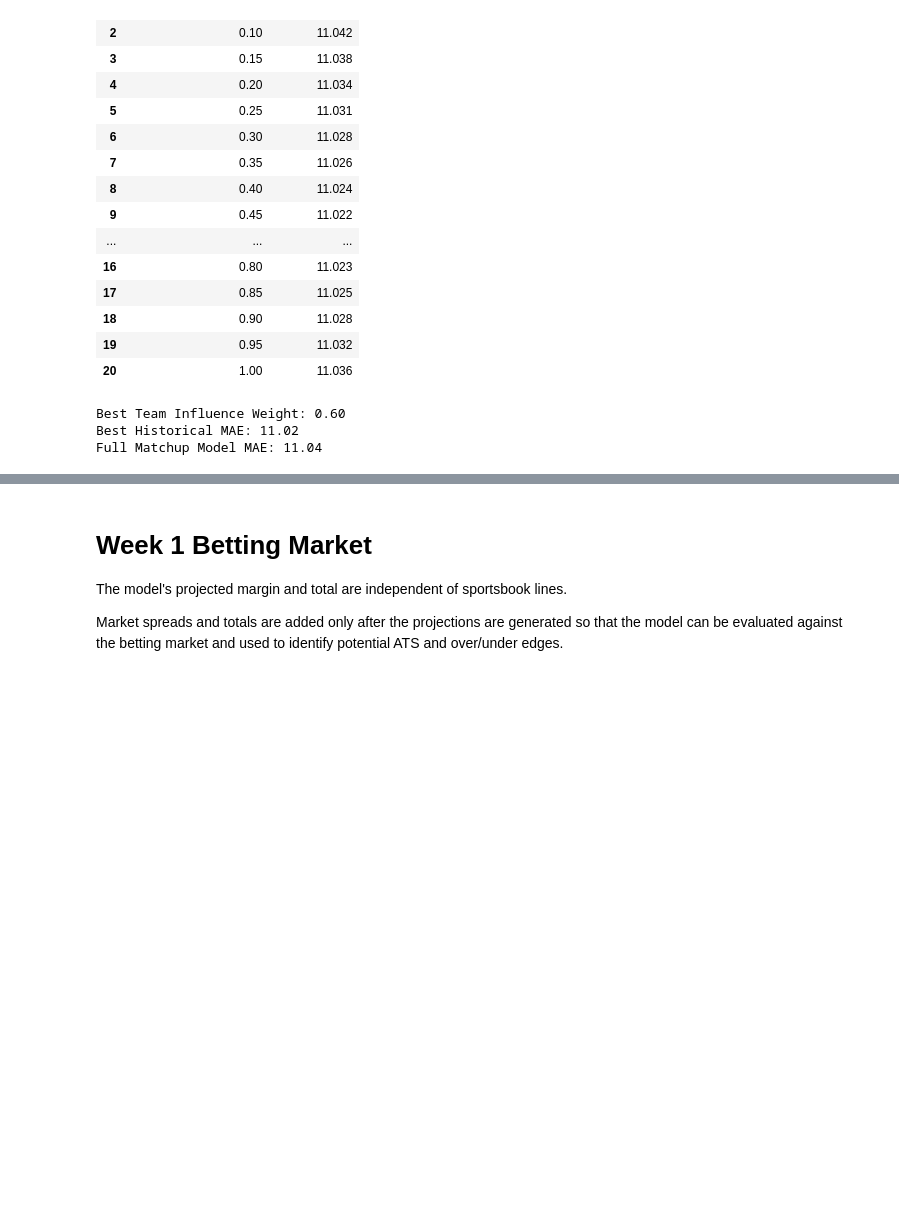
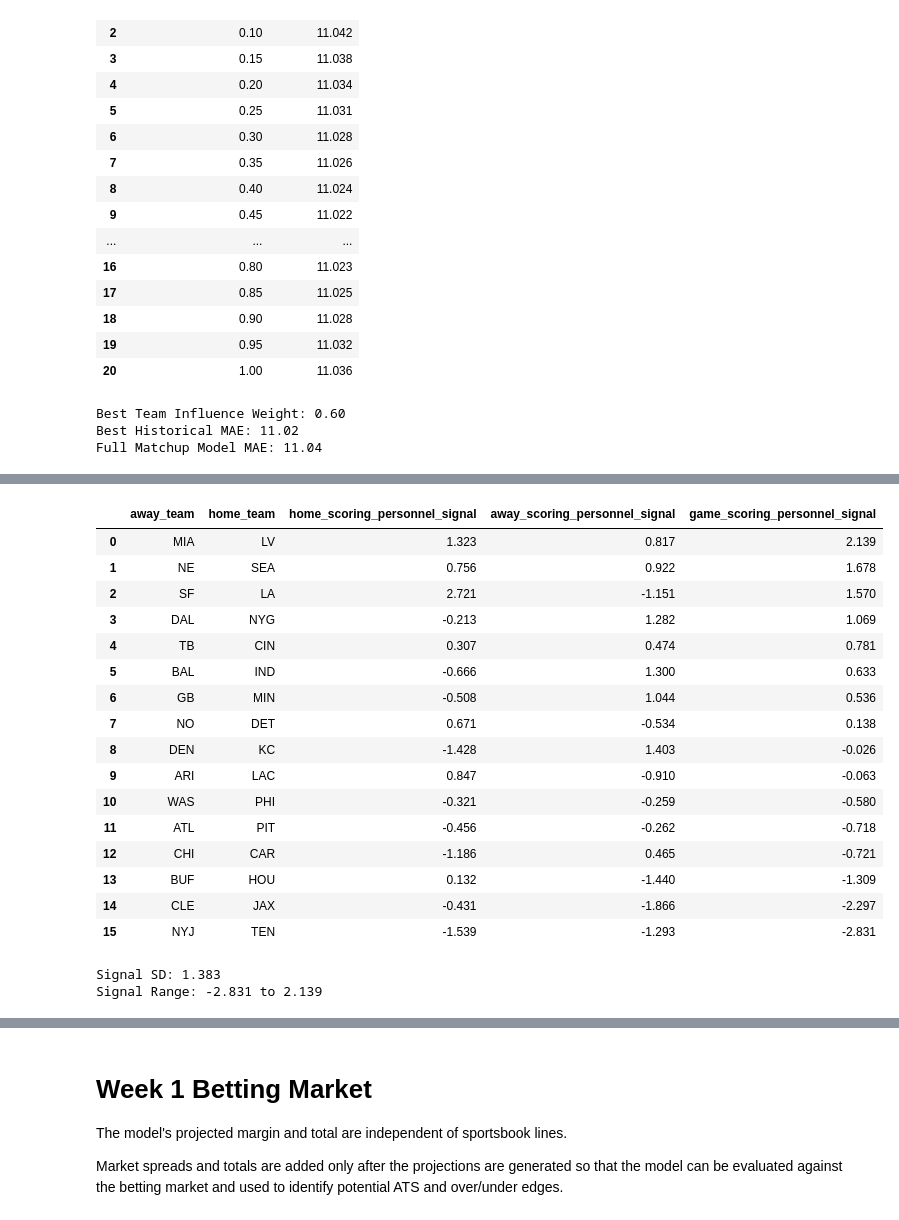
Before and after one commit to ethanfr10/NFL-Season-Projections, a Jupyter notebook: weekly_projections/notebooks/01_Week1_Projections.ipynb, the cells around one changed output, grey strips where cells are left out. Saved outputs shown, nothing was run; the diff lists cells and outputs as text; code cells hidden in the pictures; blank space fills up the shorter version.

```diff
--- a/weekly_projections/notebooks/01_Week1_Projections.ipynb
+++ b/weekly_projections/notebooks/01_Week1_Projections.ipynb
@@ -1904 +2639,78 @@ Full Matchup Model MAE: 11.04
+# %%
+week_1["home_scoring_personnel_signal"] = (
+    week_1["home_off_personnel_z"]
+    - week_1["away_def_personnel_z"]
+)
+
+week_1["away_scoring_personnel_signal"] = (
+    week_1["away_off_personnel_z"]
+    - week_1["home_def_personnel_z"]
+)
+
+week_1["game_scoring_personnel_signal"] = (
+    week_1["home_scoring_personnel_signal"]
+    + week_1["away_scoring_personnel_signal"]
+)
+
+personnel_signal_check = (
+    week_1[
+        [
+            "away_team",
+            "home_team",
+            "home_scoring_personnel_signal",
+            "away_scoring_personnel_signal",
+            "game_scoring_personnel_signal"
+        ]
+    ]
+    .sort_values(
+        "game_scoring_personnel_signal",
+        ascending=False
+    )
+    .reset_index(drop=True)
+)
+
+display(
+    personnel_signal_check.round(3)
+)
+
+print(
+    "\nSignal SD:",
+    round(
+        week_1["game_scoring_personnel_signal"].std(),
+        3
+    )
+)
+
+print(
+    "Signal Range:",
+    round(
+        week_1["game_scoring_personnel_signal"].min(),
+        3
+    ),
+    "to",
+    round(
+        week_1["game_scoring_personnel_signal"].max(),
+        3
+    )
+)
+# %% [output]
+|  | away_team | home_team | home_scoring_personnel_signal | away_scoring_personnel_signal | game_scoring_personnel_signal |
+| 0 | MIA | LV | 1.323 | 0.817 | 2.139 |
+| 1 | NE | SEA | 0.756 | 0.922 | 1.678 |
+| 2 | SF | LA | 2.721 | -1.151 | 1.570 |
+| 3 | DAL | NYG | -0.213 | 1.282 | 1.069 |
+| 4 | TB | CIN | 0.307 | 0.474 | 0.781 |
+| 5 | BAL | IND | -0.666 | 1.300 | 0.633 |
+| 6 | GB | MIN | -0.508 | 1.044 | 0.536 |
+| 7 | NO | DET | 0.671 | -0.534 | 0.138 |
+| 8 | DEN | KC | -1.428 | 1.403 | -0.026 |
+| 9 | ARI | LAC | 0.847 | -0.910 | -0.063 |
+| 10 | WAS | PHI | -0.321 | -0.259 | -0.580 |
+| 11 | ATL | PIT | -0.456 | -0.262 | -0.718 |
+| 12 | CHI | CAR | -1.186 | 0.465 | -0.721 |
+| 13 | BUF | HOU | 0.132 | -1.440 | -1.309 |
+| 14 | CLE | JAX | -0.431 | -1.866 | -2.297 |
+| 15 | NYJ | TEN | -1.539 | -1.293 | -2.831 |
+Signal SD: 1.383
+Signal Range: -2.831 to 2.139
 # %% [markdown]
```
Also changed, not shown: parts of 48 cells of this notebook, 4 other files.
